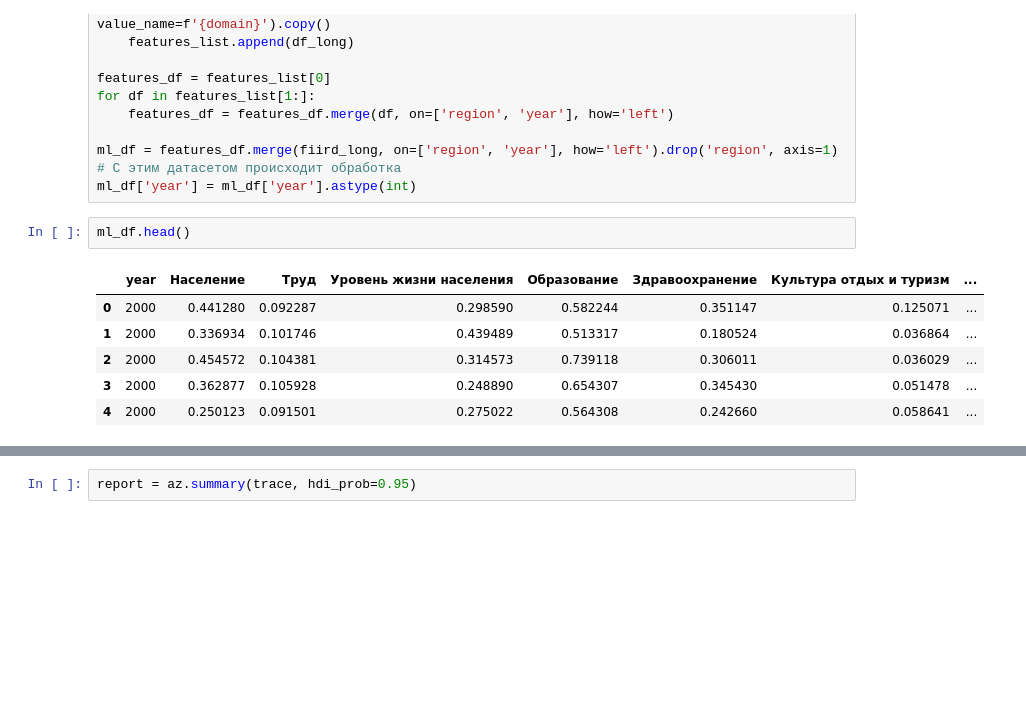
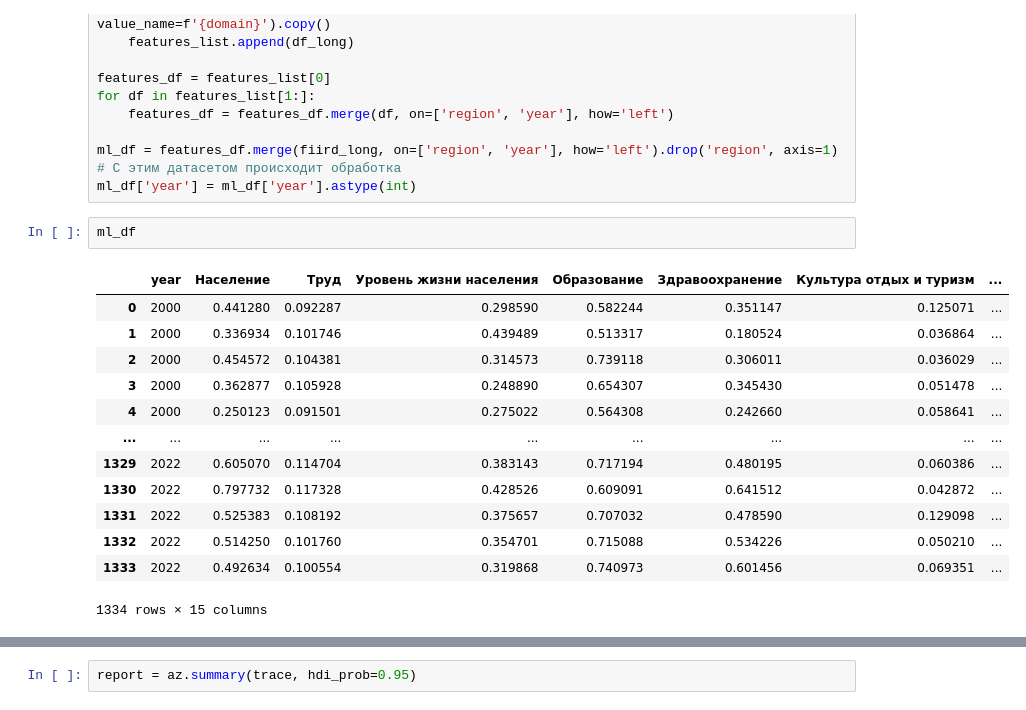
Before and after one commit to KoRoJIeBu4/CBPW, a Jupyter notebook: main_models.ipynb, the cells around one changed output, grey strips where cells are left out. Cells and saved outputs as stored; diff of their text form; blank space fills up the shorter version.

```diff
--- a/main_models.ipynb
+++ b/main_models.ipynb
@@ -144,14 +146,21 @@ for df in features_list[1:]:
 ml_df = features_df.merge(fiird_long, on=['region', 'year'], how='left').drop('region', axis=1) # С этим датасетом происходит обработка
 ml_df['year'] = ml_df['year'].astype(int)
 # %%
-ml_df.head()
+ml_df
 # %% [output]
 |  | year | Население | Труд | Уровень жизни населения | Образование | Здравоохранение | Культура отдых и туризм | ... |
 | 0 | 2000 | 0.441280 | 0.092287 | 0.298590 | 0.582244 | 0.351147 | 0.125071 | ... |
 | 1 | 2000 | 0.336934 | 0.101746 | 0.439489 | 0.513317 | 0.180524 | 0.036864 | ... |
 | 2 | 2000 | 0.454572 | 0.104381 | 0.314573 | 0.739118 | 0.306011 | 0.036029 | ... |
 | 3 | 2000 | 0.362877 | 0.105928 | 0.248890 | 0.654307 | 0.345430 | 0.051478 | ... |
 | 4 | 2000 | 0.250123 | 0.091501 | 0.275022 | 0.564308 | 0.242660 | 0.058641 | ... |
+| ... | ... | ... | ... | ... | ... | ... | ... | ... |
+| 1329 | 2022 | 0.605070 | 0.114704 | 0.383143 | 0.717194 | 0.480195 | 0.060386 | ... |
+| 1330 | 2022 | 0.797732 | 0.117328 | 0.428526 | 0.609091 | 0.641512 | 0.042872 | ... |
+| 1331 | 2022 | 0.525383 | 0.108192 | 0.375657 | 0.707032 | 0.478590 | 0.129098 | ... |
+| 1332 | 2022 | 0.514250 | 0.101760 | 0.354701 | 0.715088 | 0.534226 | 0.050210 | ... |
+| 1333 | 2022 | 0.492634 | 0.100554 | 0.319868 | 0.740973 | 0.601456 | 0.069351 | ... |
+1334 rows × 15 columns
 # %%
 ml_df['year'] = ml_df['year'].astype(int)
 ml_df['Финансы'] = np.clip(ml_df['Финансы'], 1e-6, 1 - 1e-6)
```
Also changed, not shown: parts of 5 cells of this notebook, 1 other file.
